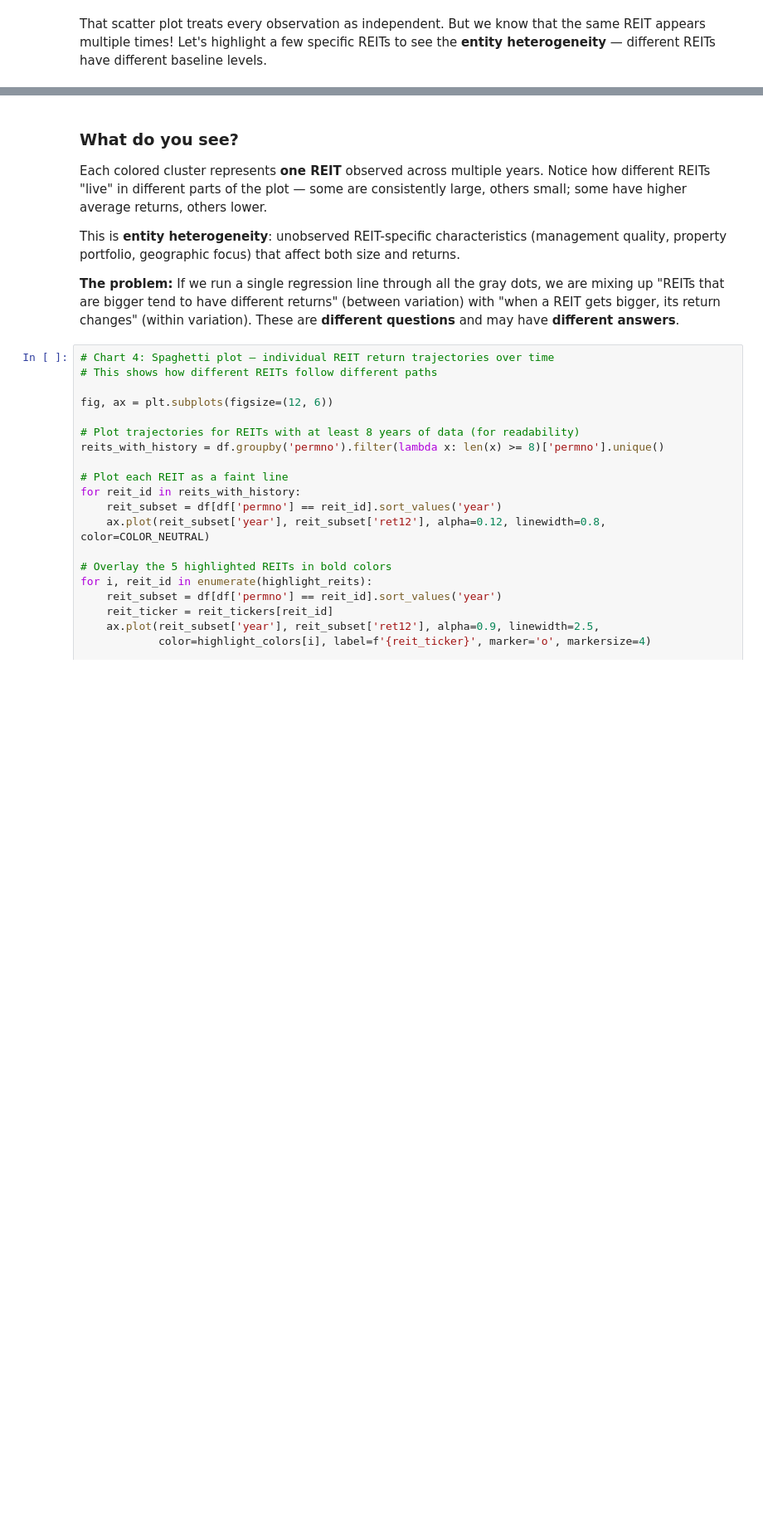
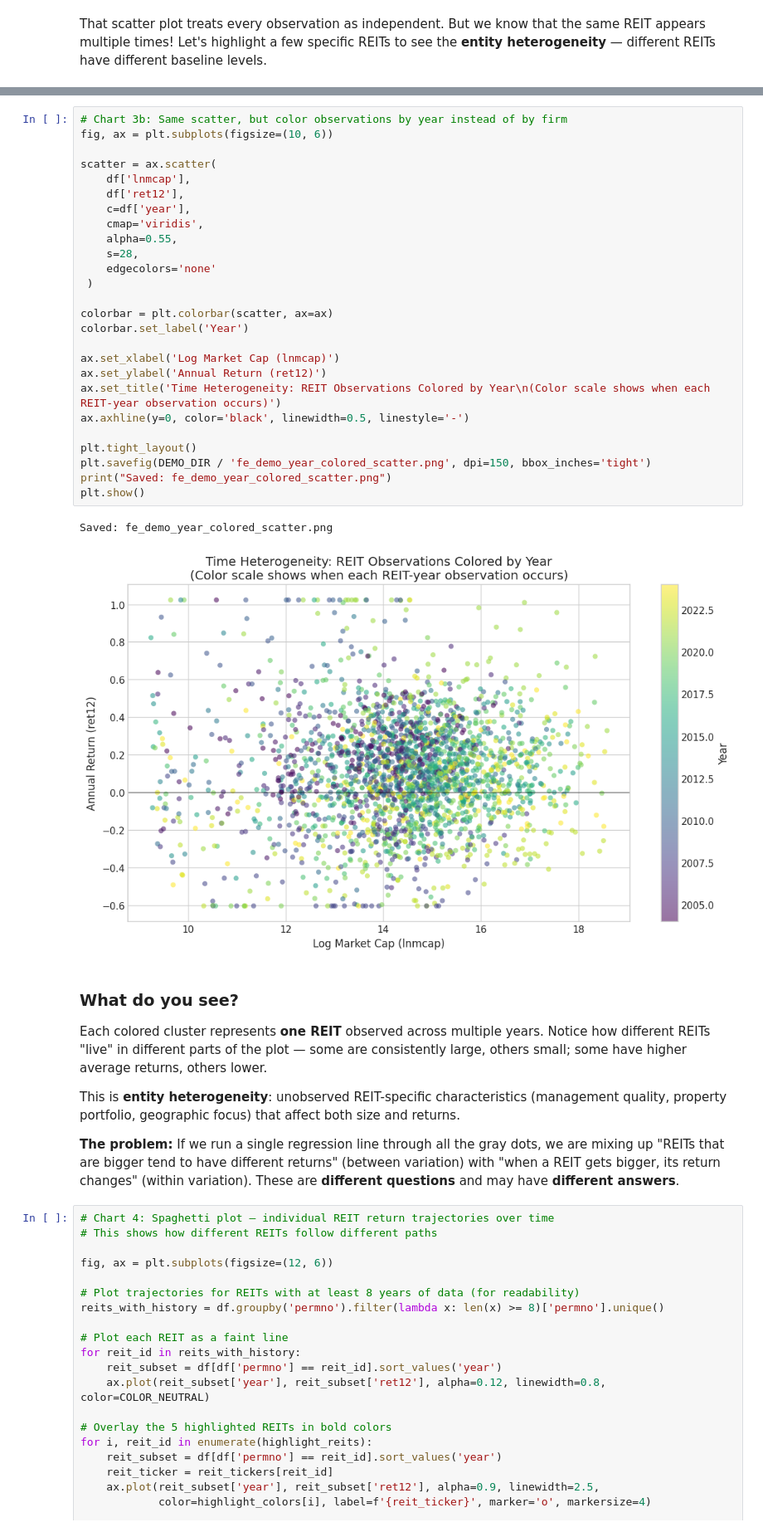
Before and after one commit to isb2348/qm2023-week10-fixed-effects-demos, a Jupyter notebook: fixed_effects_demo.ipynb, the cells around one changed output, grey strips where cells are left out. Shown at 83% size. Saved outputs shown, nothing was run; the diff lists cells and outputs as text; blank space fills up the shorter version.

```diff
--- a/fixed_effects_demo.ipynb
+++ b/fixed_effects_demo.ipynb
@@ -214,3 +259,32 @@ plt.show()
+# %%
+# Chart 3b: Same scatter, but color observations by year instead of by firm
+fig, ax = plt.subplots(figsize=(10, 6))
+
+scatter = ax.scatter(
+    df['lnmcap'],
+    df['ret12'],
+    c=df['year'],
+    cmap='viridis',
+    alpha=0.55,
+    s=28,
+    edgecolors='none'
+ )
+
+colorbar = plt.colorbar(scatter, ax=ax)
+colorbar.set_label('Year')
+
+ax.set_xlabel('Log Market Cap (lnmcap)')
+ax.set_ylabel('Annual Return (ret12)')
+ax.set_title('Time Heterogeneity: REIT Observations Colored by Year\n(Color scale shows when each REIT-year observation occurs)')
+ax.axhline(y=0, color='black', linewidth=0.5, linestyle='-')
+
+plt.tight_layout()
+plt.savefig(DEMO_DIR / 'fe_demo_year_colored_scatter.png', dpi=150, bbox_inches='tight')
+print("Saved: fe_demo_year_colored_scatter.png")
+plt.show()
+# %% [output]
+Saved: fe_demo_year_colored_scatter.png
+[figure, added]
 # %% [markdown]
 ### What do you see?
 
```
Also changed, not shown: parts of 31 cells of this notebook, 6 other files.
